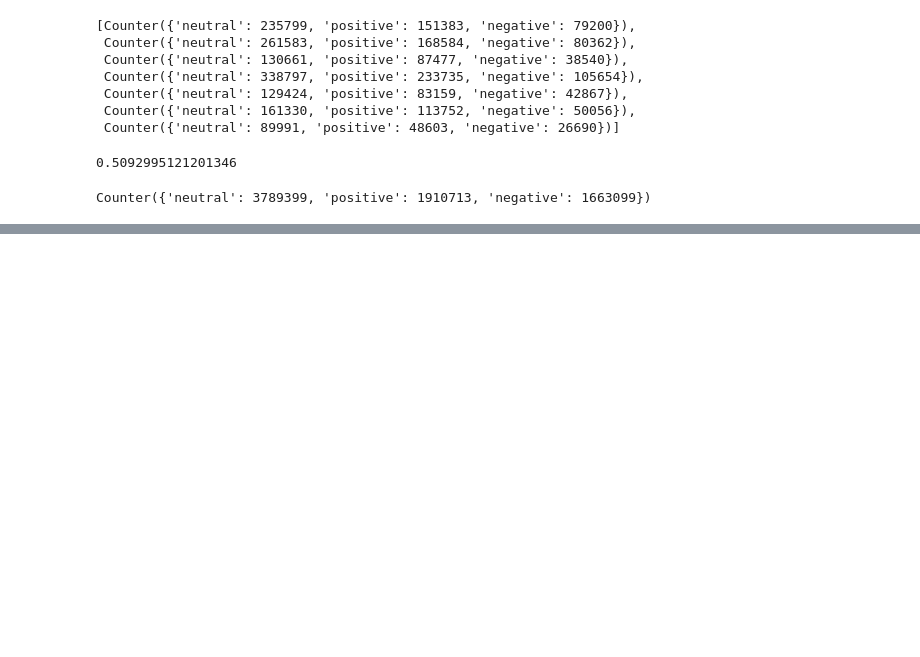
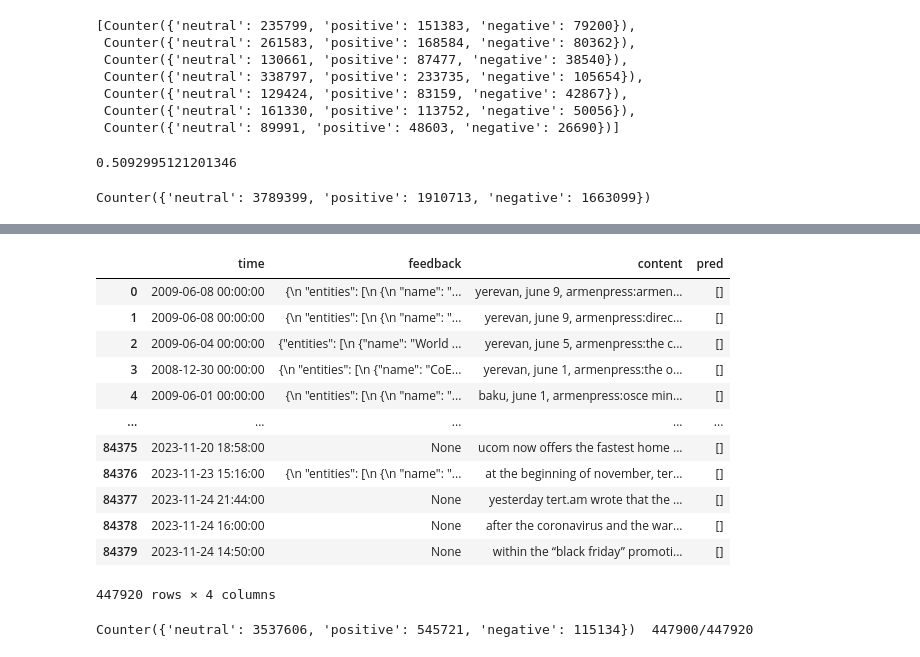
Before and after one commit to MovsisyanM/NewsEntityTracking, a Jupyter notebook: 6_Inference.ipynb, the cells around one changed output, grey strips where cells are left out. Cells and saved outputs as stored; diff of their text form; code cells hidden in the pictures; blank space fills up the shorter version.

```diff
--- a/6_Inference.ipynb
+++ b/6_Inference.ipynb
@@ -454,0 +468,76 @@ df_feedback.weighted_accuracy.mean()
+# %%
+df.content = df.content.str.lower()
+df["pred"] = [(lambda x: [])(_) for _ in range(len(df))]
+# %%
+df
+# %% [output]
+|  | time | feedback | content | pred |
+| 0 | 2009-06-08 00:00:00 | {\n "entities": [\n {\n "name": "... | yerevan, june 9, armenpress:armen... | [] |
+| 1 | 2009-06-08 00:00:00 | {\n "entities": [\n {\n "name": "... | yerevan, june 9, armenpress:direc... | [] |
+| 2 | 2009-06-04 00:00:00 | {"entities": [\n {"name": "World ... | yerevan, june 5, armenpress:the c... | [] |
+| 3 | 2008-12-30 00:00:00 | {\n "entities": [\n {"name": "CoE... | yerevan, june 1, armenpress:the o... | [] |
+| 4 | 2009-06-01 00:00:00 | {\n "entities": [\n {\n "name": "... | baku, june 1, armenpress:osce min... | [] |
+| ... | ... | ... | ... | ... |
+| 84375 | 2023-11-20 18:58:00 | None | ucom now offers the fastest home ... | [] |
+| 84376 | 2023-11-23 15:16:00 | {\n "entities": [\n {\n "name": "... | at the beginning of november, ter... | [] |
+| 84377 | 2023-11-24 21:44:00 | None | yesterday tert.am wrote that the ... | [] |
+| 84378 | 2023-11-24 16:00:00 | None | after the coronavirus and the war... | [] |
+| 84379 | 2023-11-24 14:50:00 | None | within the “black friday” promoti... | [] |
+447920 rows × 4 columns
+# %%
+total_found = Counter()
+
+for i, content in enumerate(df.content.to_list()):
+    if (i % 100) == 0:
+        print(str(total_found) + f"  {i}/{len(df)}", end="\r")
+    entities = [
+        ent for ent in entity_names.to_list()
+        if content is not None and ent in content
+    ]
+
+    for entity_name in entities:
+        article_sentences = list(chain.from_iterable(
+            [partition.split(".") for partition in content.lower().split(":")]
+        ))
+        article_sentences = [s.replace(",", "").lower() for s in article_sentences]
+
+        # selecting relevant sentences
+        relevant_sentances = [
+            sent
+            for sent
+            in article_sentences
+            if entity_name in sent
+        ]
+
+
+        # Splitting into words
+        relevant_words = list(
+            chain.from_iterable(
+                [re.findall(r"\w+", sent) for sent in relevant_sentances]
+            )
+        )
+
+        # filtering stopwords and entity names
+        relevant_words = [
+            w for w in relevant_words
+            if (w not in english_stopwords) and (
+                w not in entity_name
+            )
+        ]
+
+        counts = [Counter(term_sentiment[w]) for w in relevant_words if w in term_sentiment]
+        counter = Counter()
+        for count in counts:
+            counter += count
+
+        if len(counter.most_common(1)):
+            prediction = ["positive", "negative", "neutral"][np.argmax([
+                int(counter["positive"]*730 / total_sentiments["positive"]),
+                int(counter["negative"]*730 / total_sentiments["negative"]),
+                int(counter["neutral"]*1000 / total_sentiments["neutral"])
+            ])]
+            total_found += {prediction: 1}
+
+            df.iloc[i, 3].append((entity_name, prediction))
+# %% [output]
+Counter({'neutral': 3537606, 'positive': 545721, 'negative': 115134})  447900/447920
```
Also changed, not shown: parts of 7 cells of this notebook, 1 other file.
